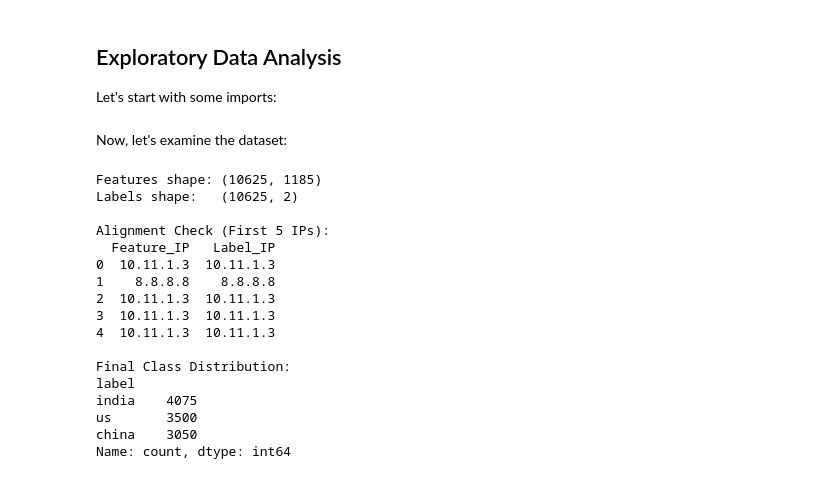
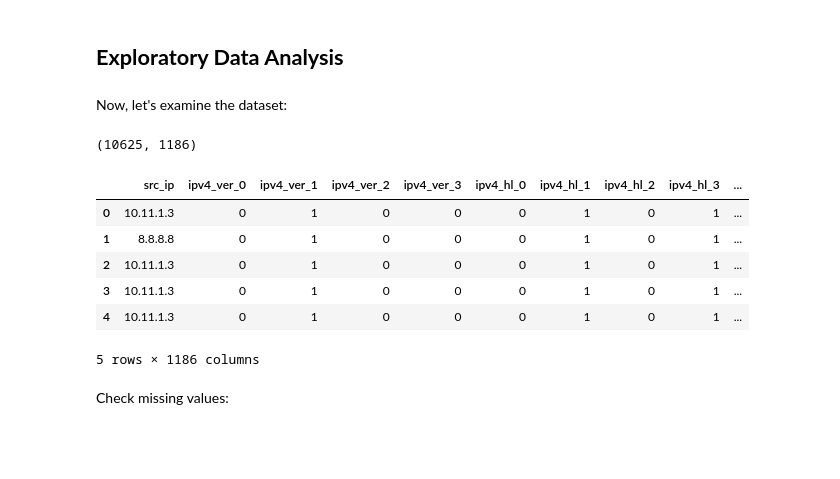
Before and after one commit to noise-course/course-project-chrislowzhengxi, a Jupyter notebook: final/final_notebook.ipynb, the cells around one changed output. Drawn from its saved outputs; the diff is of its cells as text; code cells hidden in the pictures; blank space fills up the shorter version.

```diff
--- a/final/final_notebook.ipynb
+++ b/final/final_notebook.ipynb
@@ -88,3 +16,2 @@ That’s all that’s needed to start training models.
 # %% [markdown]
-## Exploratory Data Analysis
-Let's start with some imports:
+## **Exploratory Data Analysis**
@@ -107,55 +18,26 @@ RANDOM_STATE = 42
 # %% [markdown]
 Now, let's examine the dataset:
-# %%
-features_df = pd.read_csv('offline_processing/traffic_features.csv')
-labels_df = pd.read_csv('offline_processing/labels_extracted.csv')
-
-print(f"Features shape: {features_df.shape}")
-print(f"Labels shape:   {labels_df.shape}")
-
-# 2. Sanity Check: Do the IPs match?
-# We compare the first few IPs to make sure the rows are aligned
-print("\nAlignment Check (First 5 IPs):")
-print(pd.DataFrame({
-    'Feature_IP': features_df['src_ip'].head(),
-    'Label_IP': labels_df['tshark_ip'].head()
-}))
-
-# 3. Clean the Label Column
-# The raw_label looks like "13682128230572000042,china"
-# We need to split it to get just "china"
-def parse_label(val):
-    if isinstance(val, str) and ',' in val:
-        return val.split(',')[-1].strip() # Take the last part (the text label)
-    return 'Unknown'
-
-labels_df['clean_label'] = labels_df['raw_label'].apply(parse_label)
-
-# 4. Assign the label to the feature set
-# We assign by index (position)
-features_df['label'] = labels_df['clean_label']
-
-# 5. Check Class Distribution
-print("\nFinal Class Distribution:")
-print(features_df['label'].value_counts())
-
-# Save the final dataset
-features_df.to_csv('final_dataset_with_labels.csv', index=False)
-# %% [output]
-Features shape: (10625, 1185)
-Labels shape:   (10625, 2)
-
-Alignment Check (First 5 IPs):
-  Feature_IP   Label_IP
-0  10.11.1.3  10.11.1.3
-1    8.8.8.8    8.8.8.8
-2  10.11.1.3  10.11.1.3
-3  10.11.1.3  10.11.1.3
-4  10.11.1.3  10.11.1.3
-
-Final Class Distribution:
-label
-india    4075
-us       3500
-china    3050
-Name: count, dtype: int64
+# %%
+import pandas as pd
+import numpy as np
+import matplotlib.pyplot as plt
+
+plt.rcParams["figure.figsize"] = (6, 4)
+
+df = pd.read_csv("final_dataset_with_labels.csv")
+
+df.shape
+# %% [output]
+(10625, 1186)
+# %%
+df.head()
+# %% [output]
+|  | src_ip | ipv4_ver_0 | ipv4_ver_1 | ipv4_ver_2 | ipv4_ver_3 | ipv4_hl_0 | ipv4_hl_1 | ipv4_hl_2 | ipv4_hl_3 | ... |
+| 0 | 10.11.1.3 | 0 | 1 | 0 | 0 | 0 | 1 | 0 | 1 | ... |
+| 1 | 8.8.8.8 | 0 | 1 | 0 | 0 | 0 | 1 | 0 | 1 | ... |
+| 2 | 10.11.1.3 | 0 | 1 | 0 | 0 | 0 | 1 | 0 | 1 | ... |
+| 3 | 10.11.1.3 | 0 | 1 | 0 | 0 | 0 | 1 | 0 | 1 | ... |
+| 4 | 10.11.1.3 | 0 | 1 | 0 | 0 | 0 | 1 | 0 | 1 | ... |
+5 rows × 1186 columns
+# %% [markdown]
+Check missing values:
```
Also changed, not shown: parts of 40 cells of this notebook.
